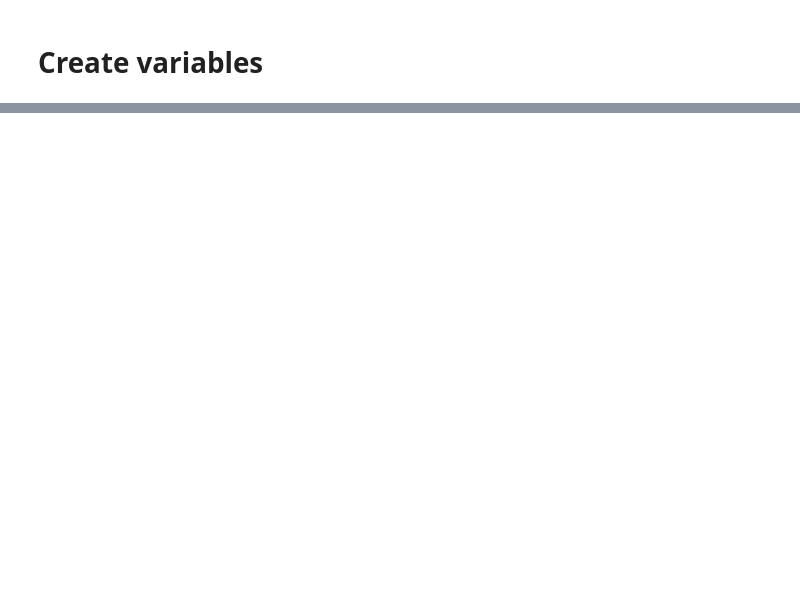
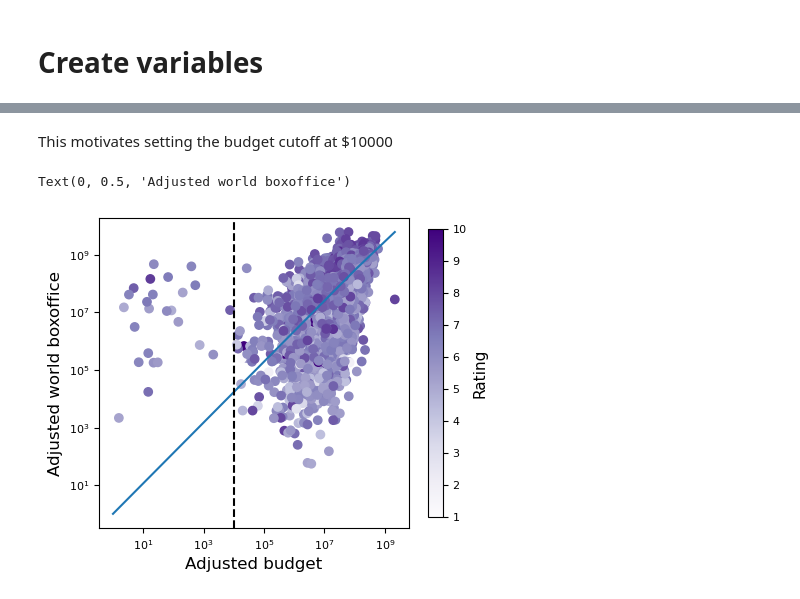
Before and after one commit to Divyantha369/spring-2025-greenlight, a Jupyter notebook: engineer_features.ipynb, the cells around one changed output, grey strips where cells are left out. Drawn from its saved outputs; the diff is of its cells as text; code cells hidden in the pictures; blank space fills up the shorter version.

```diff
--- a/engineer_features.ipynb
+++ b/engineer_features.ipynb
@@ -122,0 +171,25 @@ Name: actor_id_1, Length: 6822, dtype: float64
+# %% [markdown]
+This motivates setting the budget cutoff at $10000
+# %%
+fig, axs = plt.subplots(1, 1, figsize=(5, 5))
+
+im = axs.scatter(clean_data['adjusted_budget'], clean_data['adjusted_worldwide_boxoffice'],
+            c = clean_data['rating'], cmap = "Purples", norm = mpl.colors.Normalize())
+axs.plot(np.linspace(1, np.amax(clean_data['adjusted_budget']), 20),
+         np.linspace(1, np.amax(clean_data['adjusted_worldwide_boxoffice']), 20))
+axs.axvline(x = 10000, color = 'k', linestyle = "--")
+plt.semilogx()
+plt.semilogy()
+
+axs.minorticks_off()
+axs.set_box_aspect(1)
+axs.tick_params(axis='both', which='major', labelsize=8)
+
+cb = fig.colorbar(im, ax=axs, orientation='vertical', shrink = 0.75, pad = 0.05)
+cb.set_label("Rating", fontsize = 11)
+cb.ax.tick_params(labelsize=8)
+axs.set_xlabel("Adjusted budget", fontsize = 12)
+axs.set_ylabel("Adjusted world boxoffice", fontsize = 12)
+# %% [output]
+Text(0, 0.5, 'Adjusted world boxoffice')
+[figure, added]
```
Also changed, not shown: parts of 14 cells of this notebook, 1 other file.
